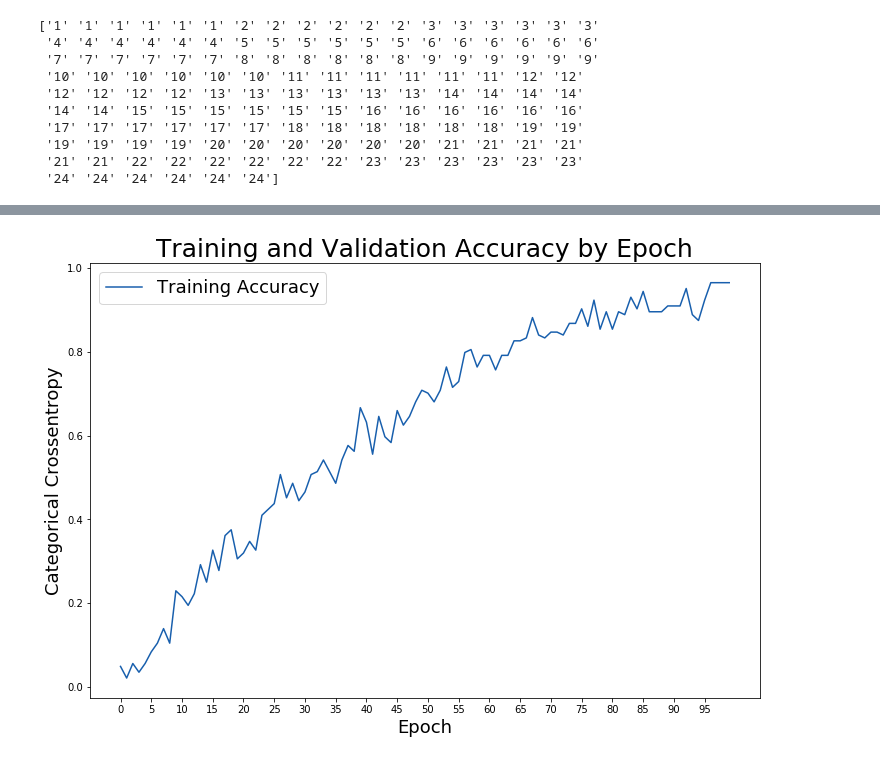
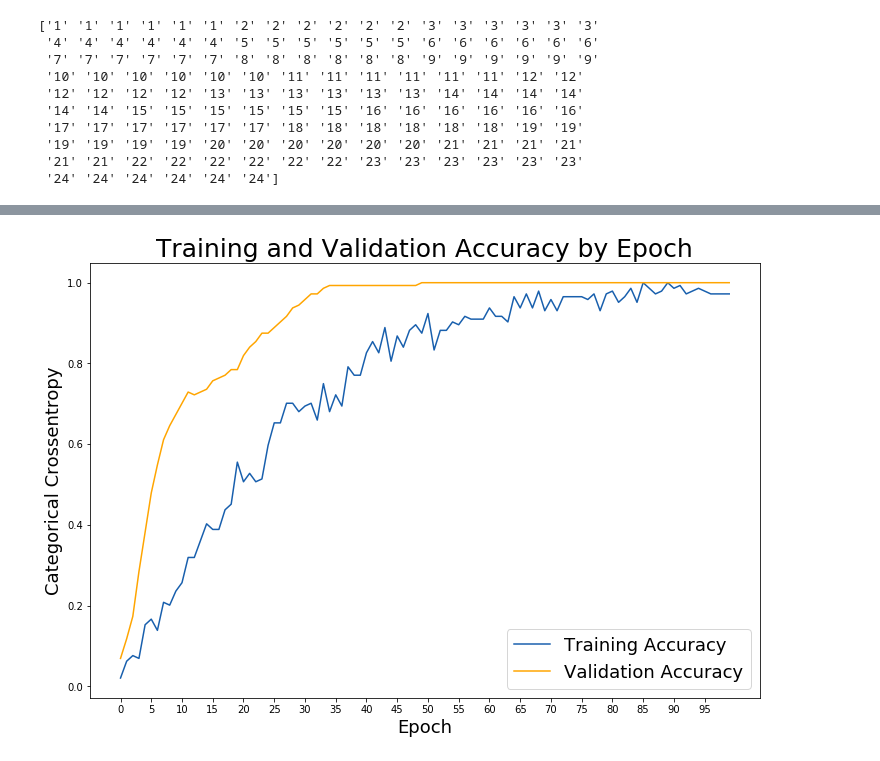
Before and after one commit to jthiepler/voice-classifier, a Jupyter notebook: code.ipynb, the cells around one changed output, grey strips where cells are left out. Drawn from its saved outputs; the diff is of its cells as text; code cells hidden in the pictures.

```diff
--- a/code.ipynb
+++ b/code.ipynb
@@ -133,7 +184,7 @@ X_train = np.array(features_train)
 # %%
 y_train = np.array(train["id"])
 print(y_train)
-#y_val = np.array(val_df['speaker'])
+y_val = np.array(val["id"])
 # %% [output]
 ['1' '1' '1' '1' '1' '1' '2' '2' '2' '2' '2' '2' '3' '3' '3' '3' '3' '3'
  '4' '4' '4' '4' '4' '4' '5' '5' '5' '5' '5' '5' '6' '6' '6' '6' '6' '6'
@@ -150,12 +201,12 @@ from sklearn.preprocessing import LabelEncoder
 from keras.utils.np_utils import to_categorical# Hot encoding y
 lb = LabelEncoder()
 y_train = to_categorical(lb.fit_transform(y_train))
-#y_val = to_categorical(lb.fit_transform(y_train))
+y_val = to_categorical(lb.fit_transform(y_val))
 # %%
 from sklearn.preprocessing import StandardScaler
 ss = StandardScaler()
 X_train = ss.fit_transform(X_train)
-#X_val = ss.transform(X_val)
+X_val = ss.transform(X_val)
 #X_test = ss.transform(X_test)
 # %%
 from keras.models import Sequential
@@ -174,4 +229,5 @@ early_stop = EarlyStopping(monitor='val_loss', min_delta=0, patience=100, verbos
 # %%
 history = model.fit(X_train, y_train, batch_size=256, epochs=100,
+                    validation_data=(X_val, y_val),
                     callbacks=[early_stop])
 # %% [output]
@@ -212,14 +251,14 @@ Epoch 100/100
 # %%
 # Check out our train accuracy and validation accuracy over epochs.
 train_accuracy = history.history['accuracy']
-#val_accuracy = history.history['val_accuracy']# Set figure size.
+val_accuracy = history.history['val_accuracy']# Set figure size.
 plt.figure(figsize=(12, 8))# Generate line plot of training, testing loss over epochs.
 plt.plot(train_accuracy, label='Training Accuracy', color='#185fad')
-#plt.plot(val_accuracy, label='Validation Accuracy', color='orange')# Set title
+plt.plot(val_accuracy, label='Validation Accuracy', color='orange')# Set title
 plt.title('Training and Validation Accuracy by Epoch', fontsize = 25)
 plt.xlabel('Epoch', fontsize = 18)
 plt.ylabel('Categorical Crossentropy', fontsize = 18)
 plt.xticks(range(0,100,5), range(0,100,5))
 plt.legend(fontsize = 18);
 # %% [output]
-[figure, old version]
+[figure, new version]
```
Also changed, not shown: parts of 12 cells of this notebook.
